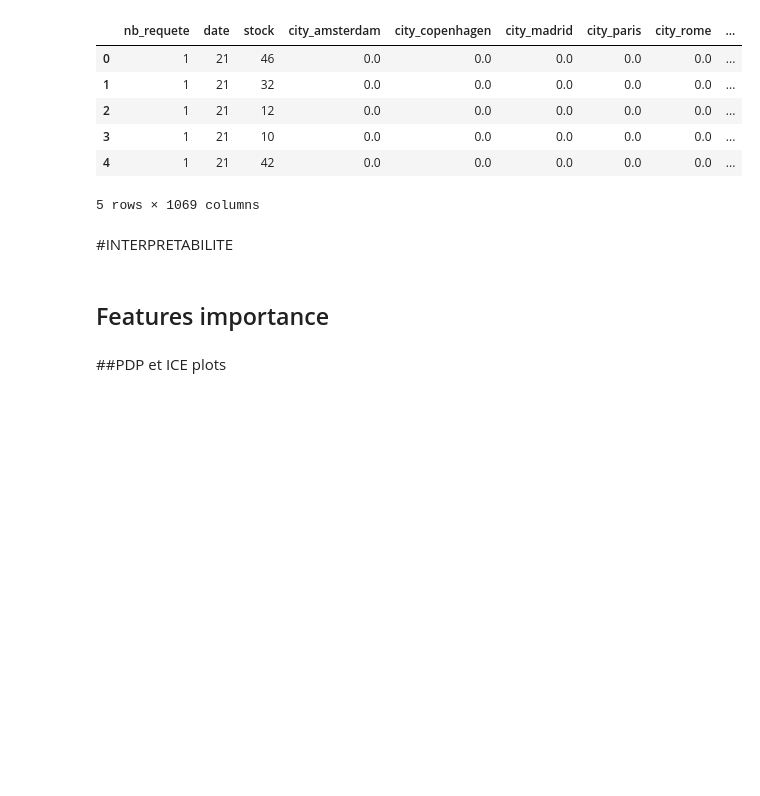
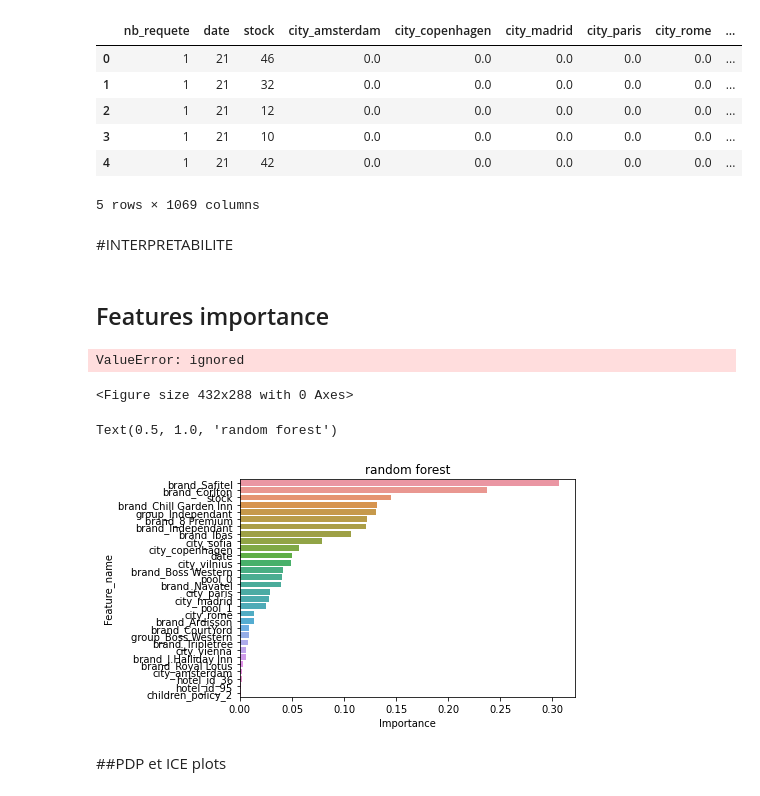
Before and after one commit to TryoenJ/Defi-IA, a Jupyter notebook: analyse-Julie-request.ipynb, the cells around one changed output. Cells and saved outputs as stored; diff of their text form; code cells hidden in the pictures; blank space fills up the shorter version.

```diff
--- a/analyse-Julie-request.ipynb
+++ b/analyse-Julie-request.ipynb
@@ -230,7 +230,8 @@ Ysub2.to_csv('/content/gdrive/My Drive/analyse/sample_submissionXGB1.csv', index
 # %%
 !pip install eli5 > /dev/null 2>&1
 # %%
-feature_names = enc.get_feature_names_out()
+#feature_names = enc.get_feature_names_out()
+feature_names = dfC.columns
 # %%
 import eli5
 from eli5.sklearn import PermutationImportance
@@ -241,12 +242,26 @@ features_importance_dict = {}
 for model, name in zip([rf,xgb], ['random forest','xgboost']):
   plt.figure()
   permumtation_impor = PermutationImportance(model, random_state=0).fit(X_test, y_test)
+
   features_importance = {'Feature_name':feature_names, 'Importance':permumtation_impor.feature_importances_}
   features_importance = pd.DataFrame(features_importance)
   features_importance = features_importance.sort_values(['Importance'], ascending=False)
   features_importance_dict[name] = features_importance
-  ax = sns.barplot(x="Importance", y="Feature_name", data=features_importance)
+  ax = sns.barplot(x="Importance", y="Feature_name", data=features_importance[0:30])
   plt.title(name)
+# %% [output]
+ValueError: ignored
+<Figure size 432x288 with 0 Axes>
+# %%
+features_importance = {'Feature_name':feature_names, 'Importance':permumtation_impor.feature_importances_}
+features_importance = pd.DataFrame(features_importance)
+features_importance = features_importance.sort_values(['Importance'], ascending=False)
+features_importance_dict[name] = features_importance
+ax = sns.barplot(x="Importance", y="Feature_name", data=features_importance[0:30])
+plt.title(name)
+# %% [output]
+Text(0.5, 1.0, 'random forest')
+[figure, added]
 # %% [markdown]
 ##PDP et ICE plots
 # %%
```
Also changed, not shown: parts of 2 cells of this notebook.
